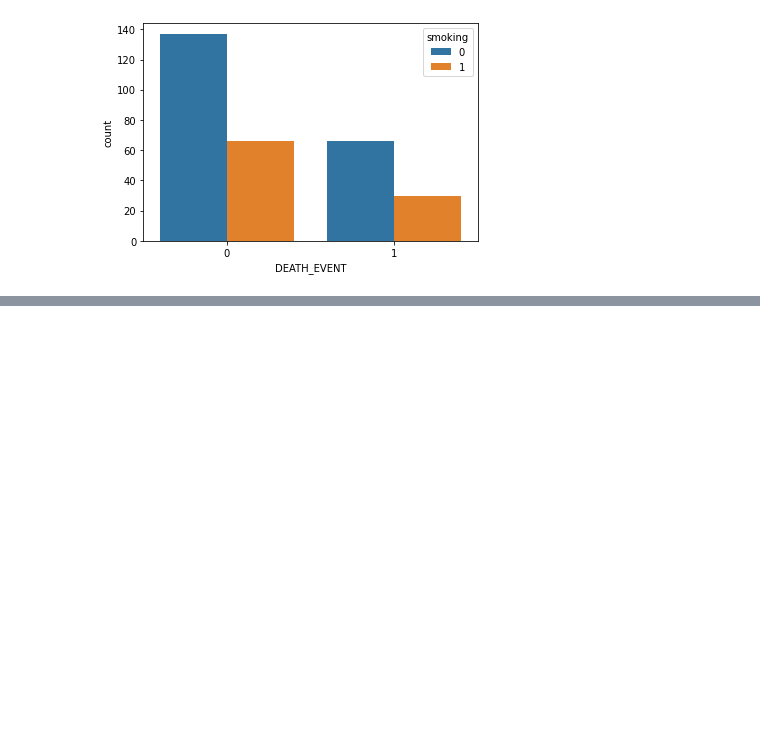
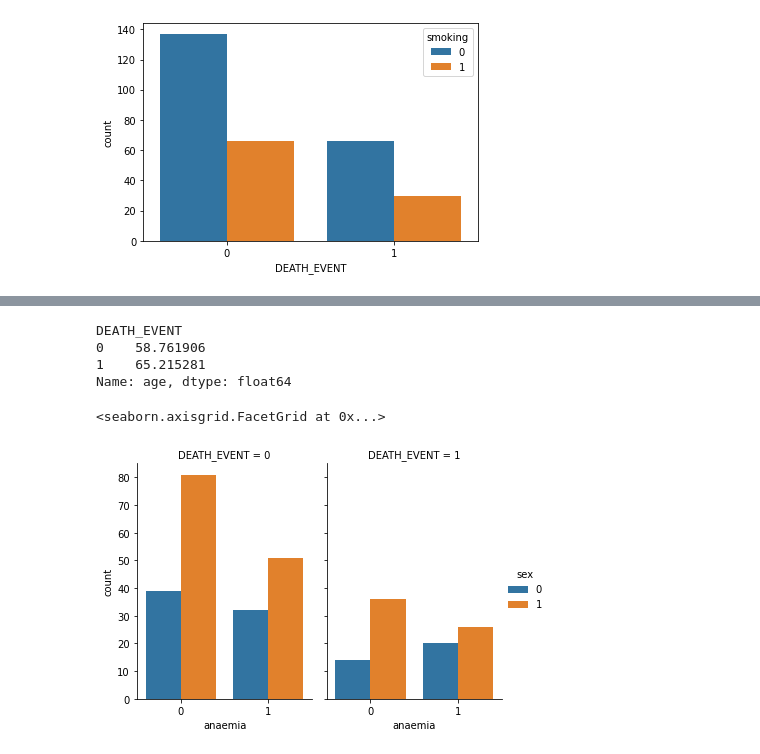
Before and after one commit to diegohuapayarivera/regresionlogisticapython, a Jupyter notebook: InsuficienciaCardiaca.ipynb, the cells around one changed output, grey strips where cells are left out. Drawn from its saved outputs; the diff is of its cells as text; code cells hidden in the pictures; blank space fills up the shorter version.

```diff
--- a/InsuficienciaCardiaca.ipynb
+++ b/InsuficienciaCardiaca.ipynb
@@ -65,0 +108,14 @@ sns.countplot(data=datos, x='DEATH_EVENT', hue = 'smoking')
+# %%
+# Promedio de fallecidos por edades
+datos.groupby(['DEATH_EVENT'])['age'].mean()
+# %% [output]
+DEATH_EVENT
+0    58.761906
+1    65.215281
+Name: age, dtype: float64
+# %%
+# Analizamos la relacion entre los FALLECIDOS y ANEMIA por SEXO
+sns.catplot(x = 'anaemia', hue = 'sex', col = 'DEATH_EVENT', data = datos, kind = 'count', height= 4, aspect= 0.7 )
+# %% [output]
+<seaborn.axisgrid.FacetGrid at 0x...>
+[figure, added]
```
Also changed, not shown: parts of 15 cells of this notebook.
